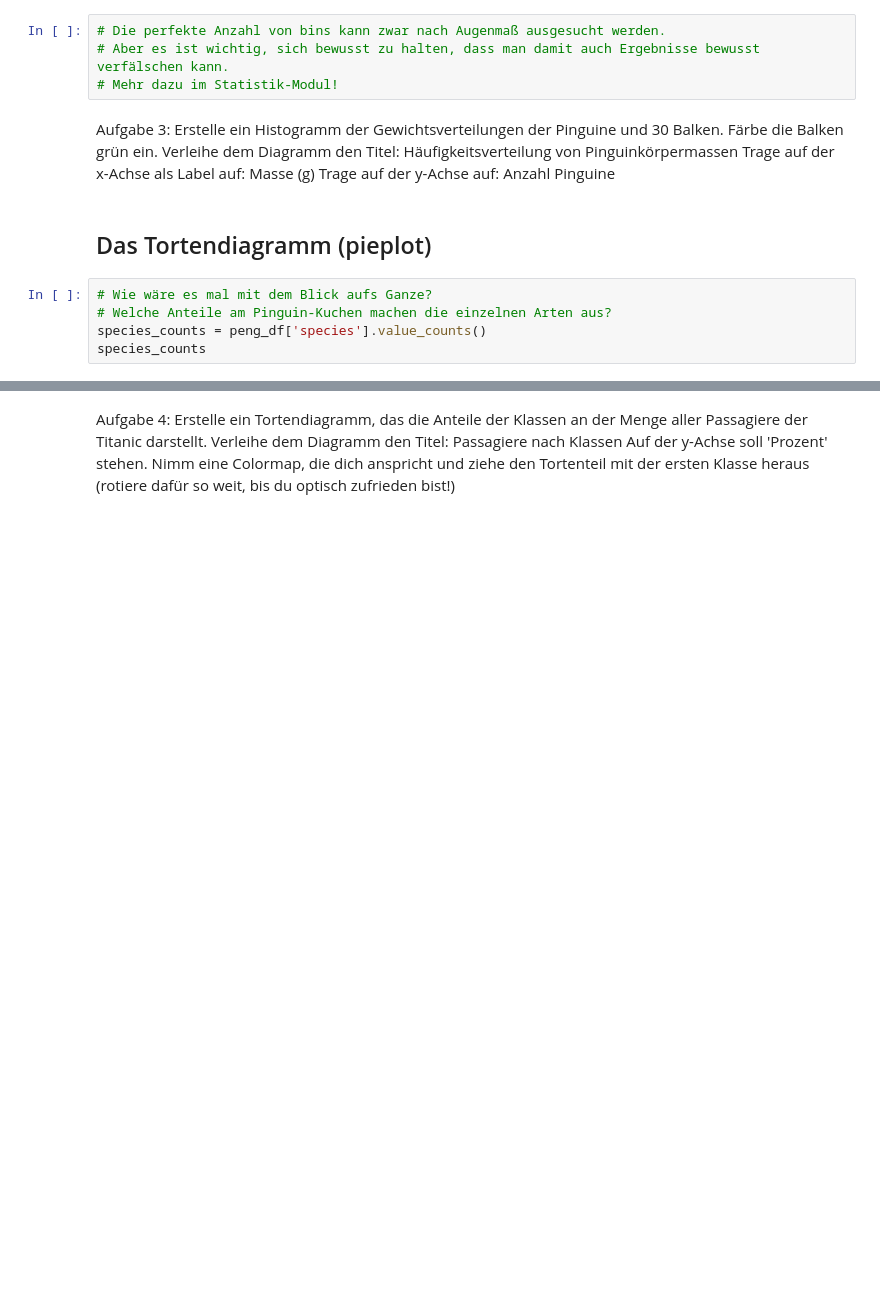
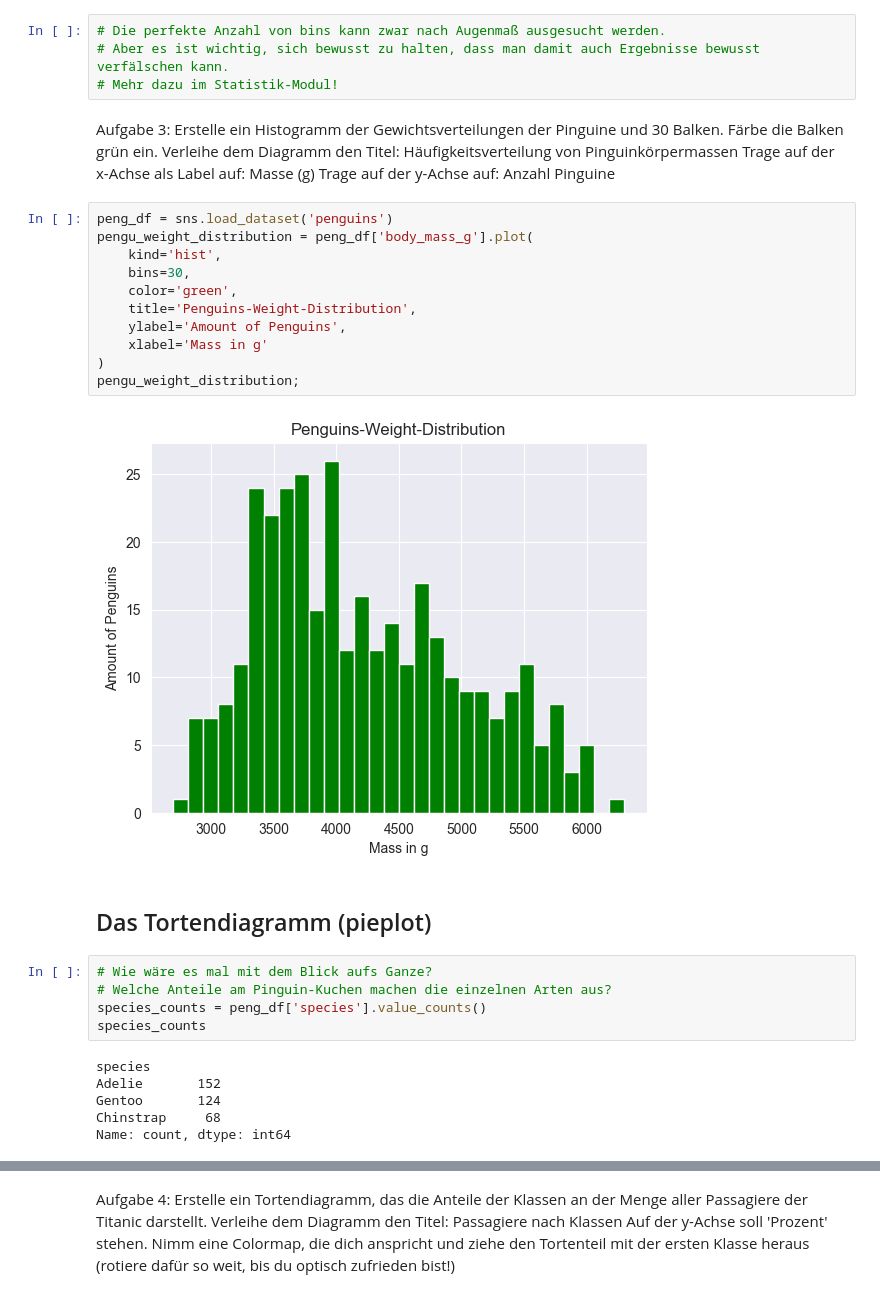
Before and after one commit to puLsar-Dev42/DataAnalyst_Aug.24, a Jupyter notebook: 07_Python_für_Datenanalysten/Tag_7_Diagramme-Pandas/Vorlesung/7_Skript_Diagramme_Vorlage.ipynb, the cells around one changed output, grey strips where cells are left out. Cells and saved outputs as stored; diff of their text form; blank space fills up the shorter version.

```diff
--- a/07_Python_für_Datenanalysten/Tag_7_Diagramme-Pandas/Vorlesung/7_Skript_Diagramme_Vorlage.ipynb
+++ b/07_Python_für_Datenanalysten/Tag_7_Diagramme-Pandas/Vorlesung/7_Skript_Diagramme_Vorlage.ipynb
@@ -139,6 +260,19 @@ Färbe die Balken grün ein.
 Verleihe dem Diagramm den Titel: Häufigkeitsverteilung von Pinguinkörpermassen
 Trage auf der x-Achse als Label auf: Masse (g)
 Trage auf der y-Achse auf: Anzahl Pinguine
+# %%
+peng_df = sns.load_dataset('penguins')
+pengu_weight_distribution = peng_df['body_mass_g'].plot(
+    kind='hist',
+    bins=30,
+    color='green',
+    title='Penguins-Weight-Distribution',
+    ylabel='Amount of Penguins',
+    xlabel='Mass in g'
+)
+pengu_weight_distribution;
+# %% [output]
+[figure, added]
 # %% [markdown]
 ## Das Tortendiagramm (pieplot)
 # %%
@@ -146,6 +280,12 @@ Trage auf der y-Achse auf: Anzahl Pinguine
 # Welche Anteile am Pinguin-Kuchen machen die einzelnen Arten aus?
 species_counts = peng_df['species'].value_counts()
 species_counts
+# %% [output]
+species
+Adelie       152
+Gentoo       124
+Chinstrap     68
+Name: count, dtype: int64
 # %%
 # Adelie dominiert ganz klar.
 # Aber es fehlen noch die Prozentangaben...
```
Also changed, not shown: parts of 33 cells of this notebook, 26 other files.
